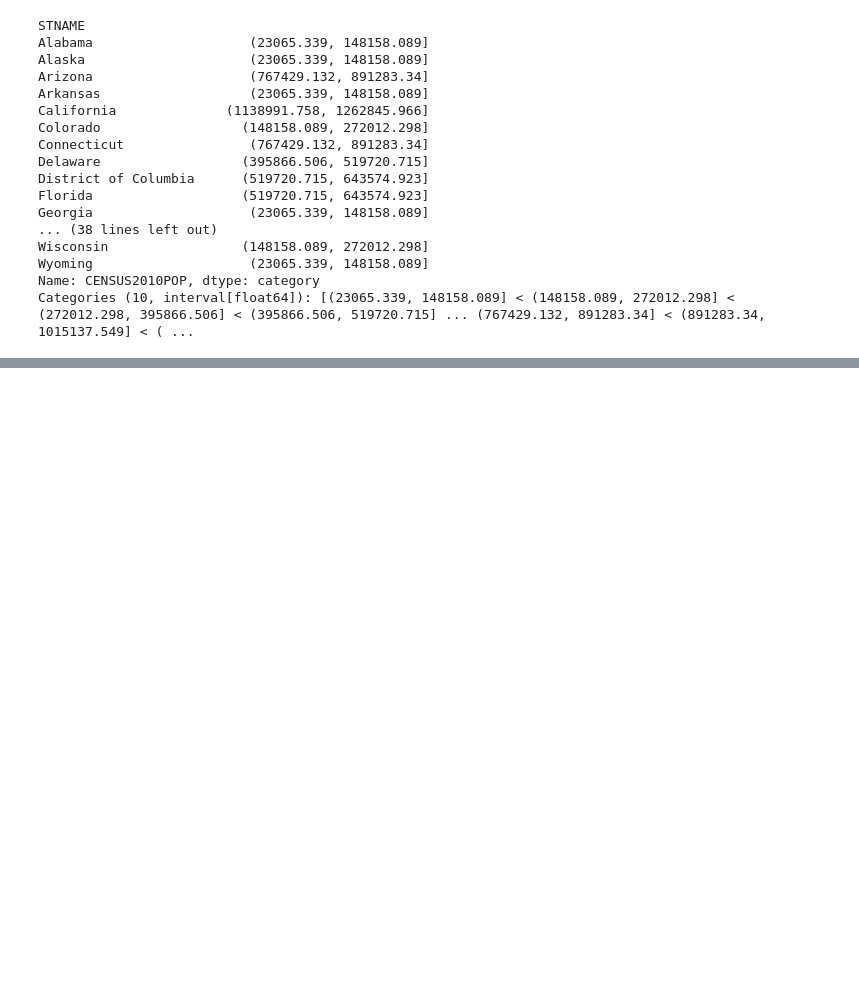
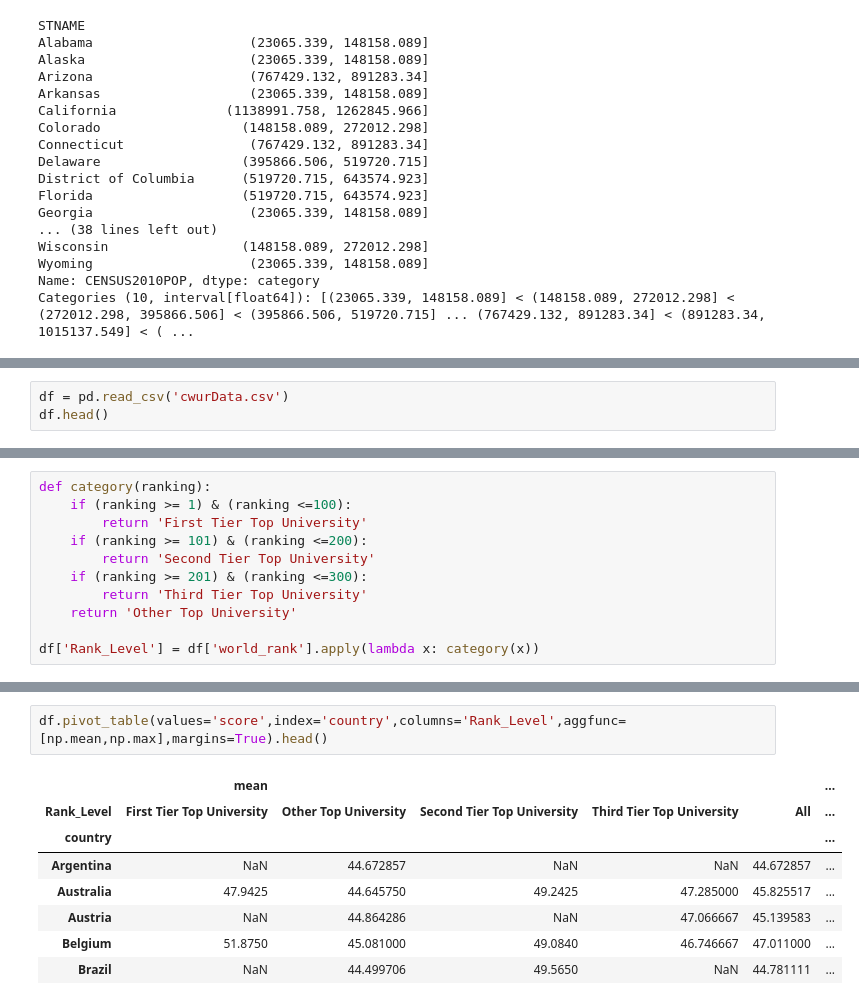
Before and after one commit to pahadiahimanshu/UMdatascience, a Jupyter notebook: Intro-to-DS/Week-3/Pandas-playground-2.ipynb, the cells around one changed output, grey strips where cells are left out. Cells and saved outputs as stored; diff of their text form; blank space fills up the shorter version.

Commit message:
Added scales, pivot table, datetime

```diff
--- a/Intro-to-DS/Week-3/Pandas-playground-2.ipynb
+++ b/Intro-to-DS/Week-3/Pandas-playground-2.ipynb
@@ -779,0 +801,3 @@ Categories (10, interval[float64]): [(23065.339, 148158.089] < (148158.089, 2720
+# %%
+df = pd.read_csv('cwurData.csv')
+df.head()
@@ -779,0 +828,11 @@ Categories (10, interval[float64]): [(23065.339, 148158.089] < (148158.089, 2720
+# %%
+def category(ranking):
+    if (ranking >= 1) & (ranking <=100):
+        return 'First Tier Top University'
+    if (ranking >= 101) & (ranking <=200):
+        return 'Second Tier Top University'
+    if (ranking >= 201) & (ranking <=300):
+        return 'Third Tier Top University'
+    return 'Other Top University'
+
+df['Rank_Level'] = df['world_rank'].apply(lambda x: category(x))
@@ -779,0 +874,11 @@ Categories (10, interval[float64]): [(23065.339, 148158.089] < (148158.089, 2720
+# %%
+df.pivot_table(values='score',index='country',columns='Rank_Level',aggfunc=[np.mean,np.max],margins=True).head()
+# %% [output]
+|  | mean |  |  |  |  | ... |
+| Rank_Level | First Tier Top University | Other Top University | Second Tier Top University | Third Tier Top University | All | ... |
+| country |  |  |  |  |  | ... |
+| Argentina | NaN | 44.672857 | NaN | NaN | 44.672857 | ... |
+| Australia | 47.9425 | 44.645750 | 49.2425 | 47.285000 | 45.825517 | ... |
+| Austria | NaN | 44.864286 | NaN | 47.066667 | 45.139583 | ... |
+| Belgium | 51.8750 | 45.081000 | 49.0840 | 46.746667 | 47.011000 | ... |
+| Brazil | NaN | 44.499706 | 49.5650 | NaN | 44.781111 | ... |
```
Also changed, not shown: parts of 50 cells of this notebook.
